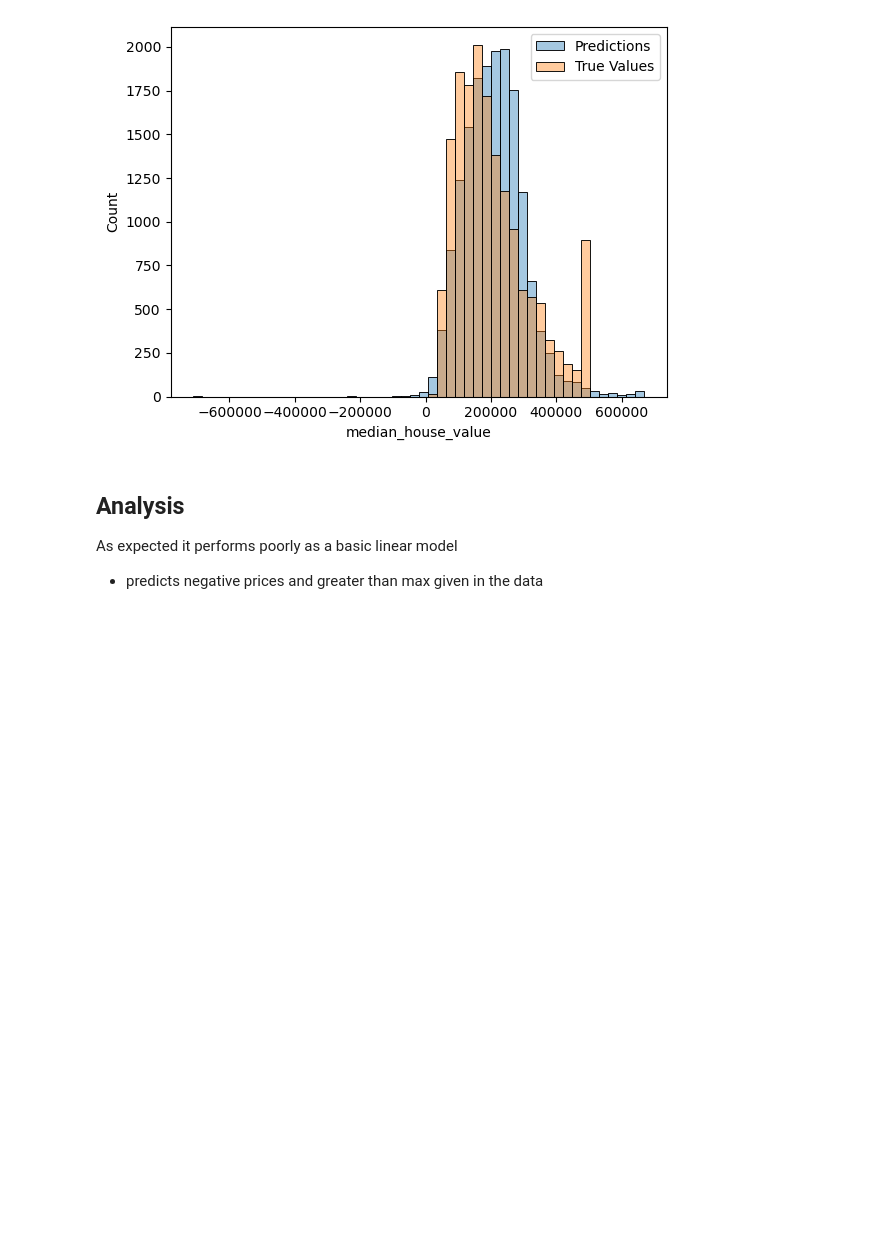
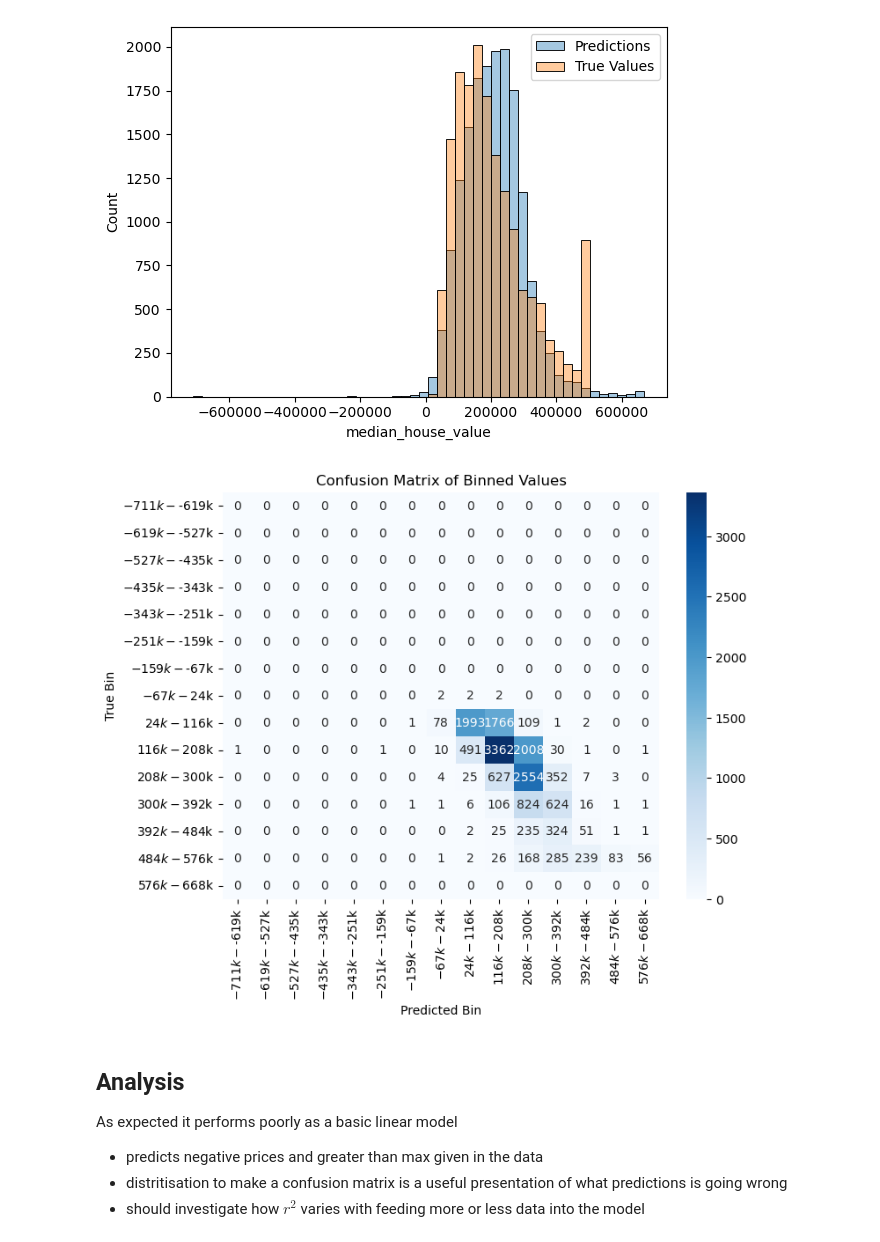
Before and after one commit to awilliams101111/dst-group-work, a Jupyter notebook: Alex/LinearRegression.ipynb, the cells around one changed output. Drawn from its saved outputs; the diff is of its cells as text; code cells hidden in the pictures; blank space fills up the shorter version.

Commit message:
added discritised confusion matrix

```diff
--- a/Alex/LinearRegression.ipynb
+++ b/Alex/LinearRegression.ipynb
@@ -86,7 +86,42 @@ Mean Squared Error: 4728573082.358337
 Predictions < $0: 33
 Predictions > $500,000: 123
 [figure]
+# %%
+bin_edges = np.linspace(
+    min(dfTest['median_house_value'].min(), testPredicitions.min()),
+    max(dfTest['median_house_value'].max(), testPredicitions.max()),
+    16  # 10 bins, 11 edges
+)
+
+# Bin the true and predicted values
+true_bins = np.digitize(dfTest['median_house_value'], bin_edges) - 1
+pred_bins = np.digitize(testPredicitions, bin_edges) - 1
+
+# Clip indices to valid range
+n_bins = len(bin_edges) - 1
+true_bins = np.clip(true_bins, 0, n_bins - 1)
+pred_bins = np.clip(pred_bins, 0, n_bins - 1)
+
+# Compute confusion matrix with all bin labels
+from sklearn.metrics import confusion_matrix
+cm = confusion_matrix(true_bins, pred_bins, labels=np.arange(n_bins))
+
+# Create bin labels formatted in thousands of dollars, e.g. "$100k-$200k"
+bin_labels = [f"${int(bin_edges[i]//1000)}k-${int(bin_edges[i+1]//1000)}k" for i in range(n_bins)]
+
+# Plot confusion matrix with bin labels
+plt.figure(figsize=(8, 6))
+sns.heatmap(cm, annot=True, fmt='d', cmap='Blues',
+            xticklabels=bin_labels, yticklabels=bin_labels)
+plt.xlabel('Predicted Bin')
+plt.ylabel('True Bin')
+plt.title('Confusion Matrix of Binned Values')
+plt.show()
+# %% [output]
+[figure, added]
 # %% [markdown]
 ## Analysis
 As expected it performs poorly as a basic linear model
 - predicts negative prices and greater than max given in the data
+- distritisation to make a confusion matrix is a useful presentation of what predictions is going wrong
+- should investigate how $r^2$ varies with feeding more or less data into the model
```
